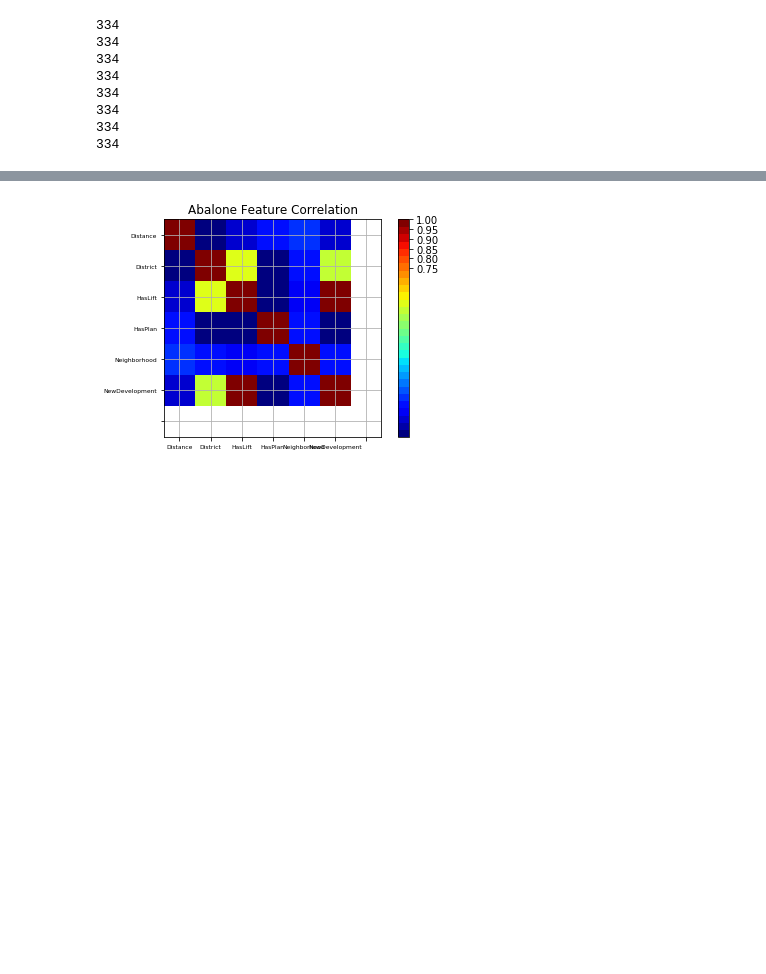
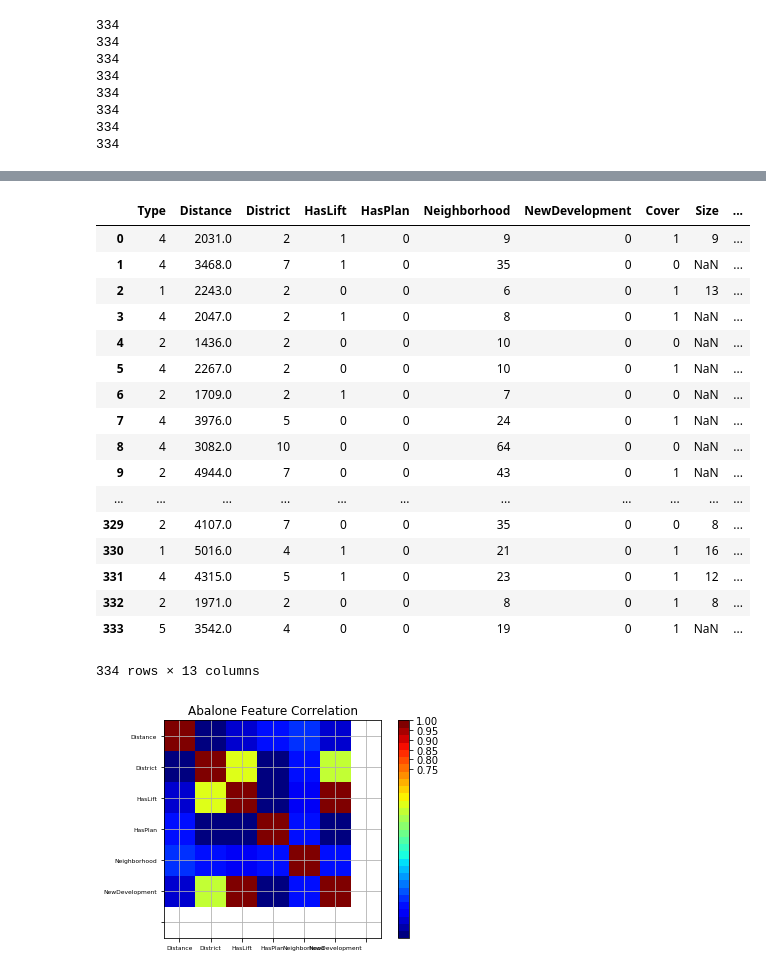
Before and after one commit to ADS2018UB/iDEALParking, a Jupyter notebook: ideal_parking/Analytics_data/ETL.ipynb, the cells around one changed output, grey strips where cells are left out. Cells and saved outputs as stored; diff of their text form; code cells hidden in the pictures; blank space fills up the shorter version.

Commit message:
Dummies extraction
Convert the new features to numerical arrays to be able to train the new model

```diff
--- a/ideal_parking/Analytics_data/ETL.ipynb
+++ b/ideal_parking/Analytics_data/ETL.ipynb
@@ -387,3 +387,4 @@ print(len(security))
 # %%
 y = data["price"]
 data = data.drop("price",1)
+data = data.drop("features",1)
@@ -390,3 +400,51 @@ data = data.drop("price",1)
+# %%
+# Type2 is the same of type, so we don't need to include it.
+# HasLift is not the same of elevator in some cases so we are going to merge both of them.
+
+dummies_cover = [1 if x=='Cubierta' else  0 for x in cover]  # 1 if there is cover, 0 otherwise
+data['Cover'] = dummies_cover
+
+dummies_elevator = [1 if x=='Conascensor' else  0 for x in elevator]  # 1 if there is lift, 0 otherwise
+lift = data['HasLift'].values
+merged_lift = np.array(dummies_elevator)+lift
+dummies_lift = [1 if x>0 else 0 for x in merged_lift]
+# data = data.drop("HasLift",1)
+data['HasLift'] = dummies_lift
+
+data['Size'] = size
+
+dummies_autoDoor = [1 if x=='Puertaautomáticadegaraje' else  0 for x in automaticDoor]  # 1 if there is automatic door, 0 otherwise
+data['AutomaticDoor'] = dummies_autoDoor
+
+dummies_alarm = [1 if x=='Alarma' else  0 for x in alarm]  # 1 if there is alarm, 0 otherwise
+data['Alarm'] = dummies_alarm
+
+dummies_secCam = [1 if x=='Cámarasdeseguridad' else  0 for x in securityCam]  # 1 if there is security camera, 0 otherwise
+data['SecurityCam'] = dummies_secCam
+
+dummies_secPer = [1 if x=='Personaldeseguridad' else  0 for x in security]  # 1 if there is security guard, 0 otherwise
+data['SecurityPer'] = dummies_secPer
+
+data
+# %% [output]
+|  | Type | Distance | District | HasLift | HasPlan | Neighborhood | NewDevelopment | Cover | Size | ... |
+| 0 | 4 | 2031.0 | 2 | 1 | 0 | 9 | 0 | 1 | 9 | ... |
+| 1 | 4 | 3468.0 | 7 | 1 | 0 | 35 | 0 | 0 | NaN | ... |
+| 2 | 1 | 2243.0 | 2 | 0 | 0 | 6 | 0 | 1 | 13 | ... |
+| 3 | 4 | 2047.0 | 2 | 1 | 0 | 8 | 0 | 1 | NaN | ... |
+| 4 | 2 | 1436.0 | 2 | 0 | 0 | 10 | 0 | 0 | NaN | ... |
+| 5 | 4 | 2267.0 | 2 | 0 | 0 | 10 | 0 | 1 | NaN | ... |
+| 6 | 2 | 1709.0 | 2 | 1 | 0 | 7 | 0 | 0 | NaN | ... |
+| 7 | 4 | 3976.0 | 5 | 0 | 0 | 24 | 0 | 1 | NaN | ... |
+| 8 | 4 | 3082.0 | 10 | 0 | 0 | 64 | 0 | 0 | NaN | ... |
+| 9 | 2 | 4944.0 | 7 | 0 | 0 | 43 | 0 | 1 | NaN | ... |
+| ... | ... | ... | ... | ... | ... | ... | ... | ... | ... | ... |
+| 329 | 2 | 4107.0 | 7 | 0 | 0 | 35 | 0 | 0 | 8 | ... |
+| 330 | 1 | 5016.0 | 4 | 1 | 0 | 21 | 0 | 1 | 16 | ... |
+| 331 | 4 | 4315.0 | 5 | 1 | 0 | 23 | 0 | 1 | 12 | ... |
+| 332 | 2 | 1971.0 | 2 | 0 | 0 | 8 | 0 | 1 | 8 | ... |
+| 333 | 5 | 3542.0 | 4 | 0 | 0 | 19 | 0 | 1 | NaN | ... |
+334 rows × 13 columns
 # %%
 def correlation_matrix(df):
     from matplotlib import cm as cm
```
Also changed, not shown: parts of 1 cell of this notebook.
